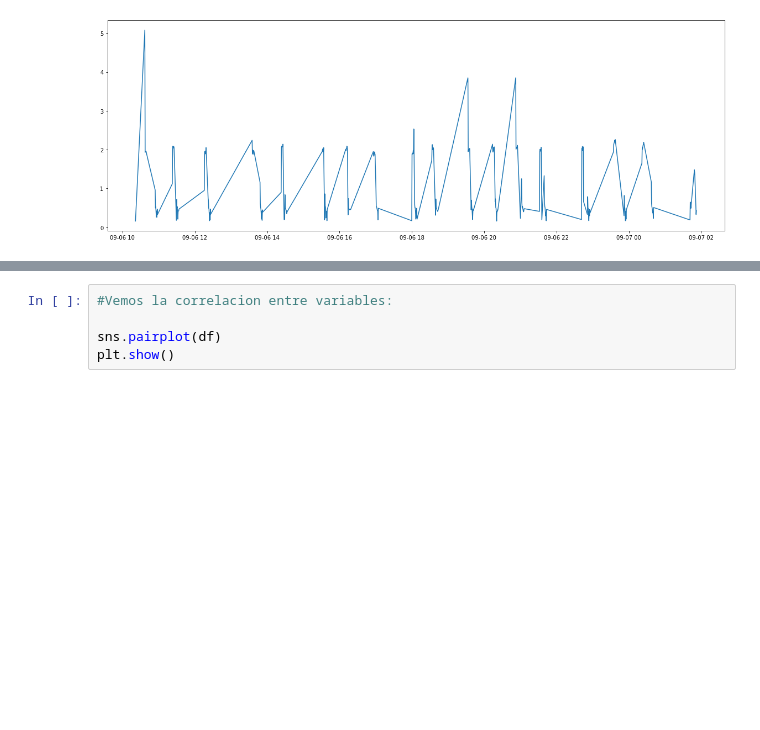
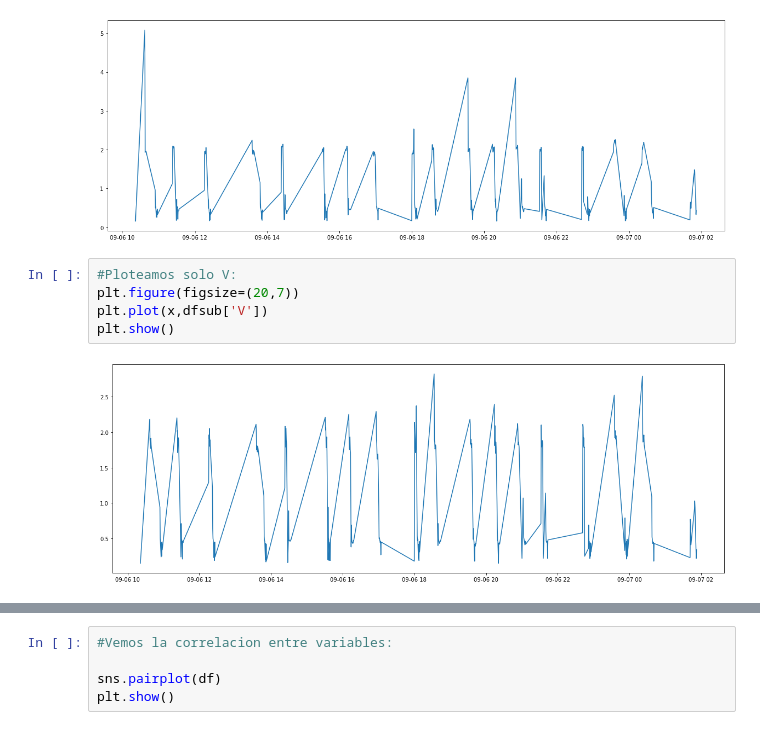
Before and after one commit to jesusllorens79/proyecto_big_data_2, a Jupyter notebook: eda.ipynb, the cells around one changed output, grey strips where cells are left out. Cells and saved outputs as stored; diff of their text form; blank space fills up the shorter version.

```diff
--- a/eda.ipynb
+++ b/eda.ipynb
@@ -272,3 +272,10 @@ plt.plot(x,dfsub['H'])
 plt.show()
 # %% [output]
 [figure]
+# %%
+#Ploteamos solo V:
+plt.figure(figsize=(20,7))
+plt.plot(x,dfsub['V'])
+plt.show()
+# %% [output]
+[figure, added]
```
Also changed, not shown: parts of 5 cells of this notebook.
